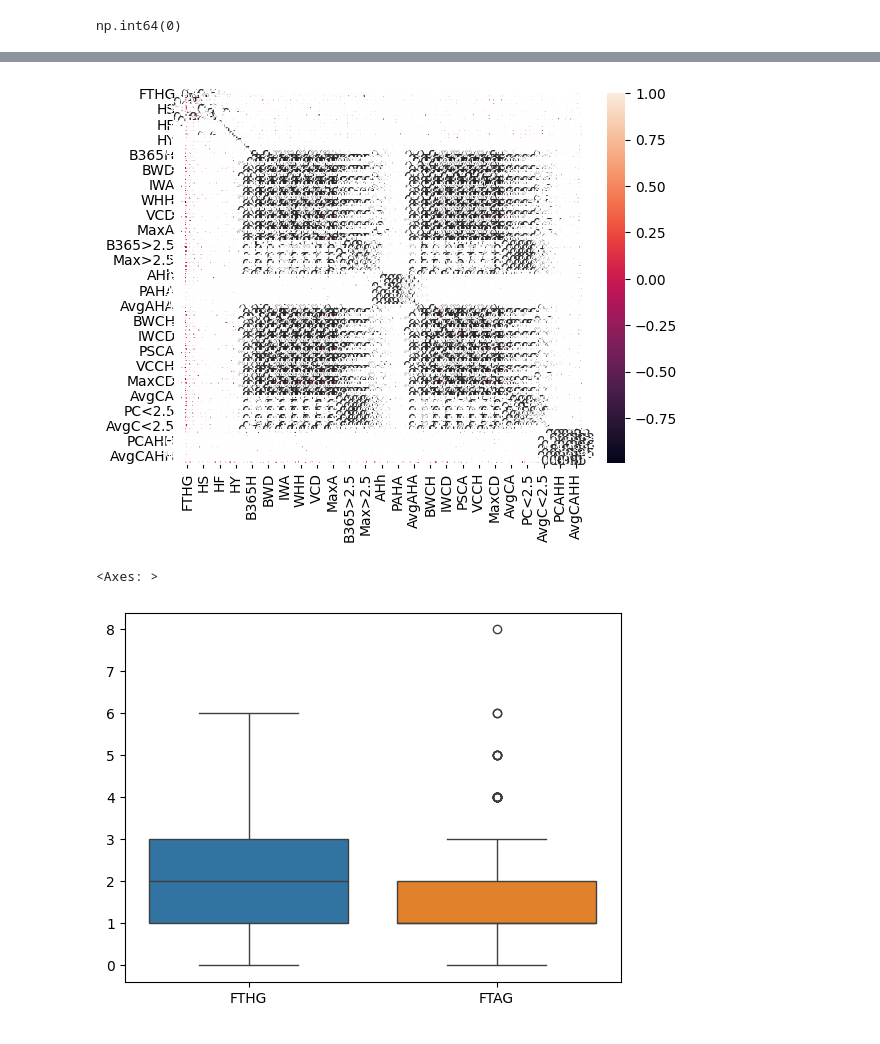
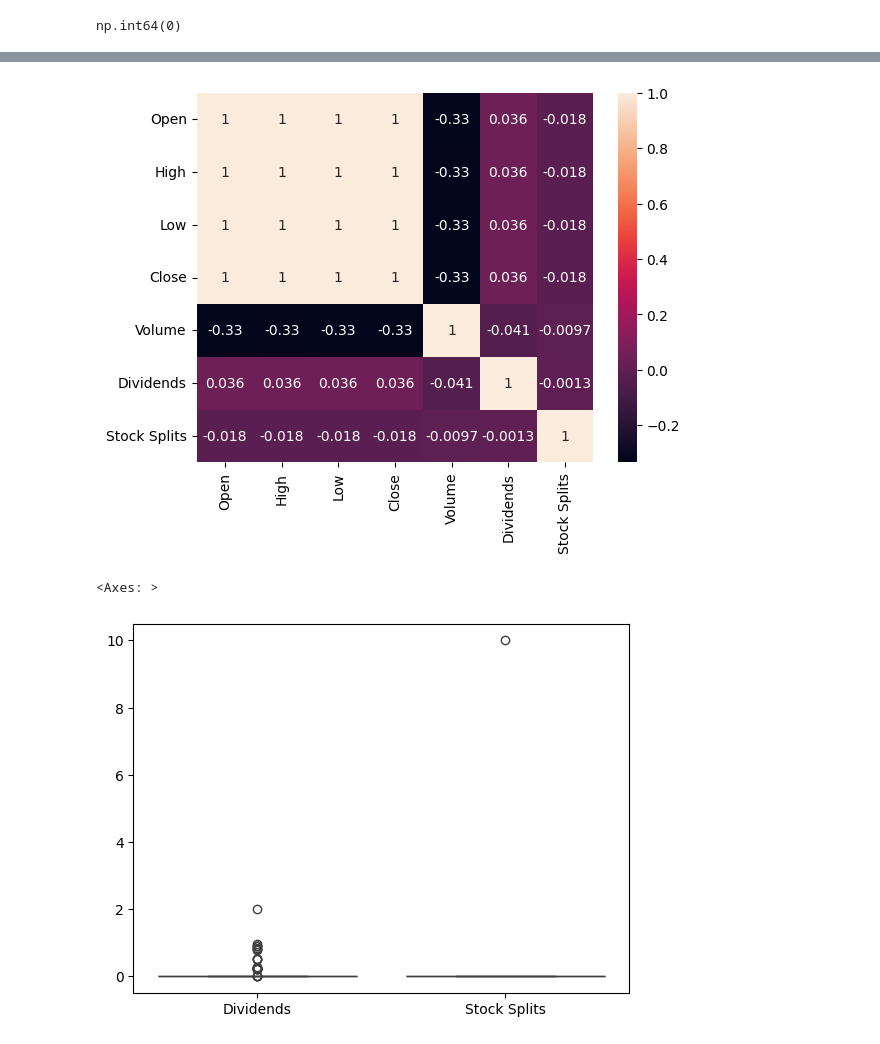
Before and after one commit to hamidjonashuraliev/git_project, a Jupyter notebook: Notebooks/data_analysis.ipynb, the cells around one changed output, grey strips where cells are left out. Saved outputs shown, nothing was run; the diff lists cells and outputs as text; code cells hidden in the pictures.

```diff
--- a/Notebooks/data_analysis.ipynb
+++ b/Notebooks/data_analysis.ipynb
@@ -1,7 +1,7 @@
 # %%
 import pandas as pd
 
-df = pd.read_csv("../Data/Raw_Data/Global football events and player performance.csv")
+df = pd.read_csv("../Data/Raw_Data/all_stocks.csv")
 df.head()
 
 df.shape
@@ -115,10 +122,10 @@ df_num = df.select_dtypes(include=['int64', 'float64'])
 sns.heatmap(df_num.corr(), annot=True)
 plt.show()
 # %% [output]
-[figure, old version]
+[figure, new version]
 # %%
-sns.boxplot(data=df[['FTHG','FTAG']])
+sns.boxplot(data=df[['Dividends','Stock Splits']])
 # %% [output]
 <Axes: >
-[figure, old version]
+[figure, new version]
 # %%
```
Also changed, not shown: parts of 13 cells of this notebook, 36 other files.
